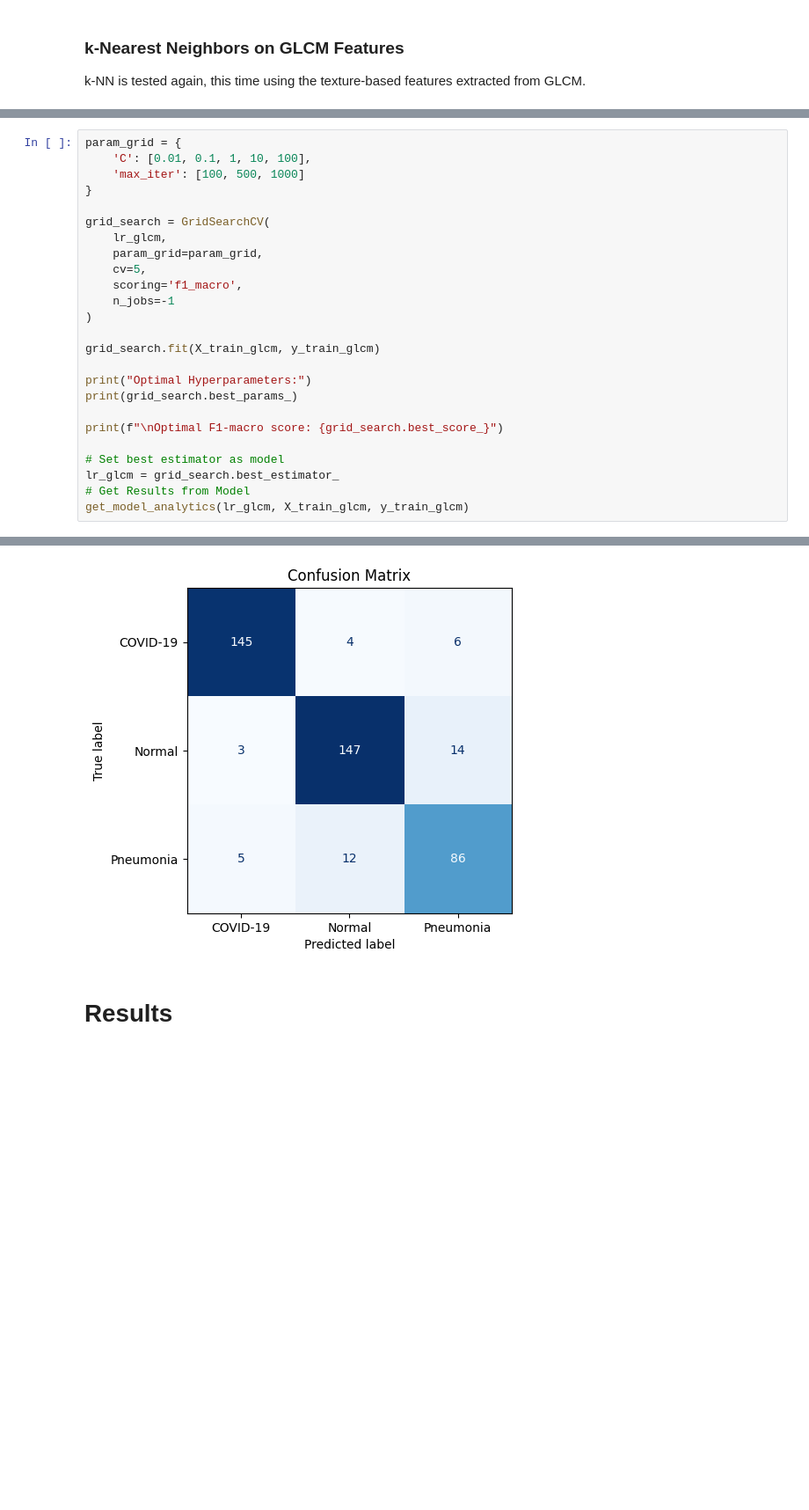
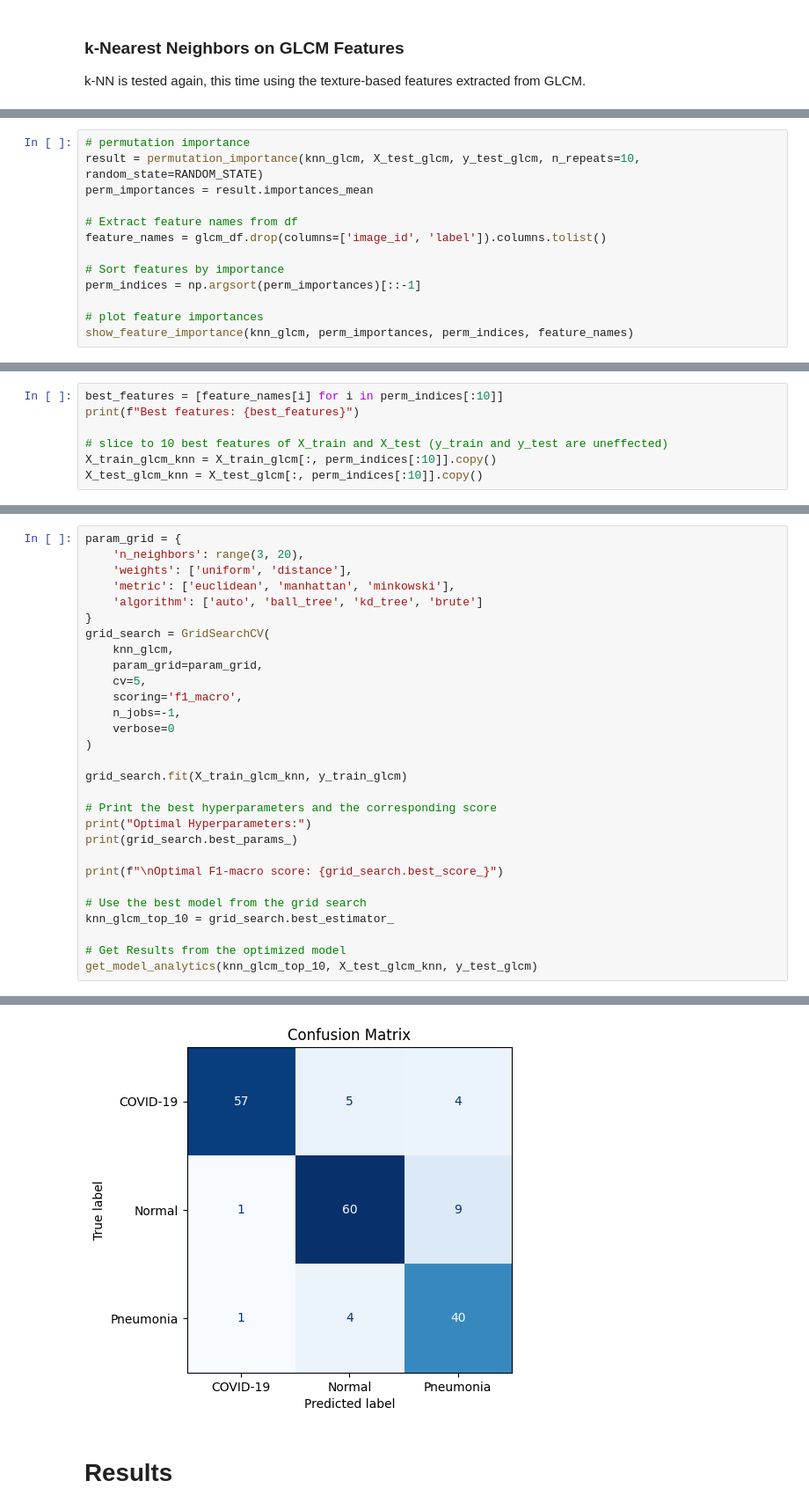
Before and after one commit to bdog18/ChestXRayClassifier, a Jupyter notebook: main.ipynb, the cells around one changed output, grey strips where cells are left out. Shown at 88% size. Drawn from its saved outputs; the diff is of its cells as text; blank space fills up the shorter version.

```diff
--- a/main.ipynb
+++ b/main.ipynb
@@ -979,0 +1389,13 @@ weighted avg     0.8748    0.8744    0.8746       422
+# %%
+# permutation importance
+result = permutation_importance(knn_glcm, X_test_glcm, y_test_glcm, n_repeats=10, random_state=RANDOM_STATE)
+perm_importances = result.importances_mean
+
+# Extract feature names from df
+feature_names = glcm_df.drop(columns=['image_id', 'label']).columns.tolist()
+
+# Sort features by importance
+perm_indices = np.argsort(perm_importances)[::-1]
+
+# plot feature importances
+show_feature_importance(knn_glcm, perm_importances, perm_indices, feature_names)
@@ -979,0 +1404,7 @@ weighted avg     0.8748    0.8744    0.8746       422
+# %%
+best_features = [feature_names[i] for i in perm_indices[:10]]
+print(f"Best features: {best_features}")
+
+# slice to 10 best features of X_train and X_test (y_train and y_test are uneffected)
+X_train_glcm_knn = X_train_glcm[:, perm_indices[:10]].copy()
+X_test_glcm_knn = X_test_glcm[:, perm_indices[:10]].copy()
@@ -980,27 +1413,31 @@ weighted avg     0.8748    0.8744    0.8746       422
 # %%
 param_grid = {
-    'C': [0.01, 0.1, 1, 10, 100],
-    'max_iter': [100, 500, 1000]
+    'n_neighbors': range(3, 20),
+    'weights': ['uniform', 'distance'],
+    'metric': ['euclidean', 'manhattan', 'minkowski'],
+    'algorithm': ['auto', 'ball_tree', 'kd_tree', 'brute']
 }
-
 grid_search = GridSearchCV(
-    lr_glcm,
+    knn_glcm,
     param_grid=param_grid,
     cv=5,
     scoring='f1_macro',
-    n_jobs=-1
+    n_jobs=-1,
+    verbose=0
 )
 
-grid_search.fit(X_train_glcm, y_train_glcm)
+grid_search.fit(X_train_glcm_knn, y_train_glcm)
 
+# Print the best hyperparameters and the corresponding score
 print("Optimal Hyperparameters:")
 print(grid_search.best_params_)
 
 print(f"\nOptimal F1-macro score: {grid_search.best_score_}")
 
-# Set best estimator as model
-lr_glcm = grid_search.best_estimator_
-# Get Results from Model
-get_model_analytics(lr_glcm, X_train_glcm, y_train_glcm)
+# Use the best model from the grid search
+knn_glcm_top_10 = grid_search.best_estimator_
+
+# Get Results from the optimized model
+get_model_analytics(knn_glcm_top_10, X_test_glcm_knn, y_test_glcm)
 # %% [output]
 Optimal Hyperparameters:
@@ -1030,4 +1460,4 @@ Please also refer to the documentation for alternative solver options:
-[figure, old version]
+[figure, new version]
 # %% [markdown]
 # Results
 # %%
```
Also changed, not shown: parts of 37 cells of this notebook.
